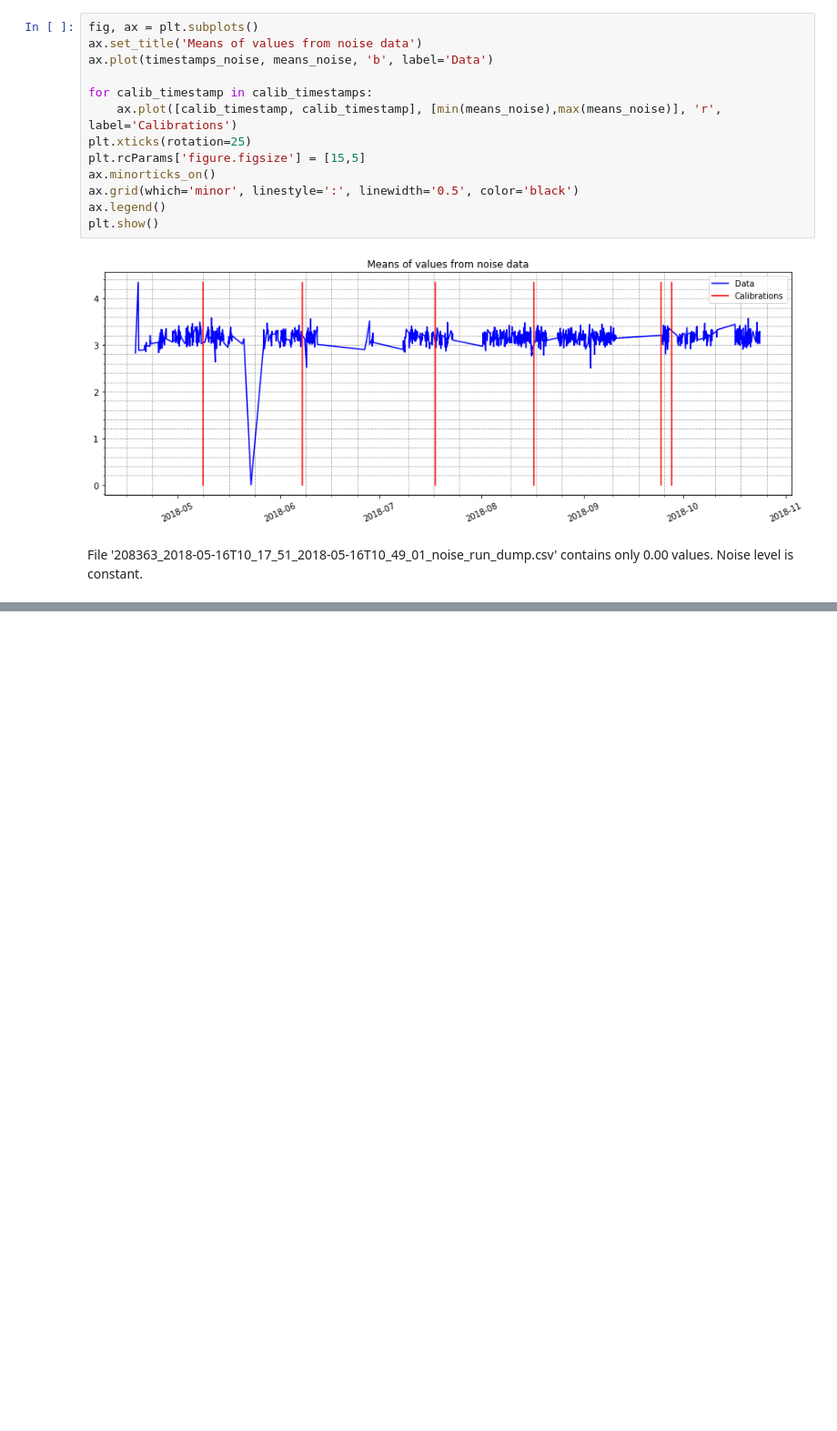
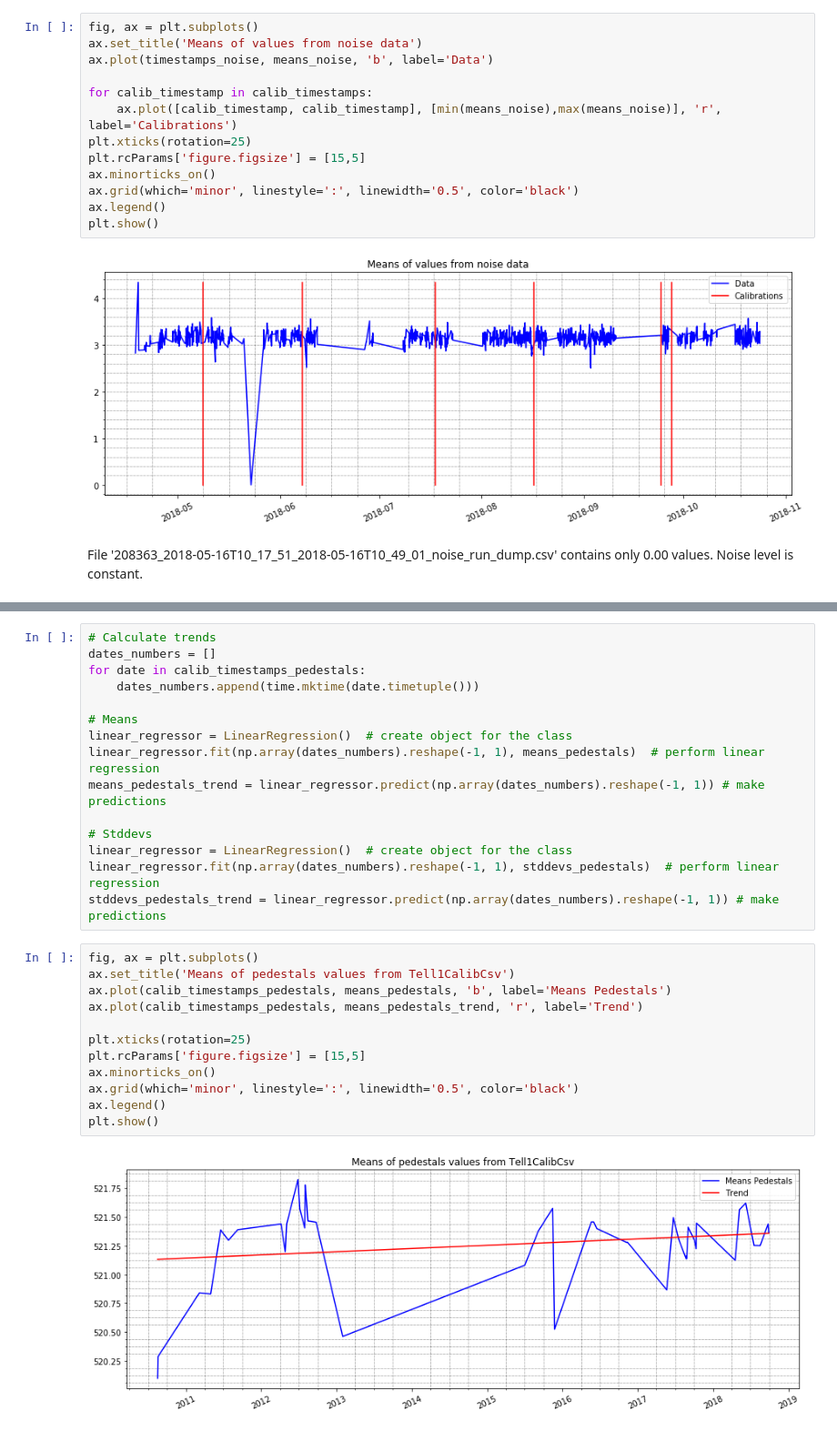
Before and after one commit to mateusz59861/praca_magisterska, a Jupyter notebook: notebooks/basic.ipynb, the cells around one changed output, grey strips where cells are left out. Shown at 91% size. Cells and saved outputs as stored; diff of their text form; blank space fills up the shorter version.

```diff
--- a/notebooks/basic.ipynb
+++ b/notebooks/basic.ipynb
@@ -197,0 +345,29 @@ Noise level is constant.
+# %%
+# Calculate trends
+dates_numbers = []
+for date in calib_timestamps_pedestals:
+    dates_numbers.append(time.mktime(date.timetuple()))
+
+# Means
+linear_regressor = LinearRegression()  # create object for the class
+linear_regressor.fit(np.array(dates_numbers).reshape(-1, 1), means_pedestals)  # perform linear regression
+means_pedestals_trend = linear_regressor.predict(np.array(dates_numbers).reshape(-1, 1)) # make predictions
+
+# Stddevs
+linear_regressor = LinearRegression()  # create object for the class
+linear_regressor.fit(np.array(dates_numbers).reshape(-1, 1), stddevs_pedestals)  # perform linear regression
+stddevs_pedestals_trend = linear_regressor.predict(np.array(dates_numbers).reshape(-1, 1)) # make predictions
+# %%
+fig, ax = plt.subplots()
+ax.set_title('Means of pedestals values from Tell1CalibCsv')
+ax.plot(calib_timestamps_pedestals, means_pedestals, 'b', label='Means Pedestals')
+ax.plot(calib_timestamps_pedestals, means_pedestals_trend, 'r', label='Trend')
+
+plt.xticks(rotation=25)
+plt.rcParams['figure.figsize'] = [15,5]
+ax.minorticks_on()
+ax.grid(which='minor', linestyle=':', linewidth='0.5', color='black')
+ax.legend()
+plt.show()
+# %% [output]
+[figure, added]
```
Also changed, not shown: parts of 12 cells of this notebook.
